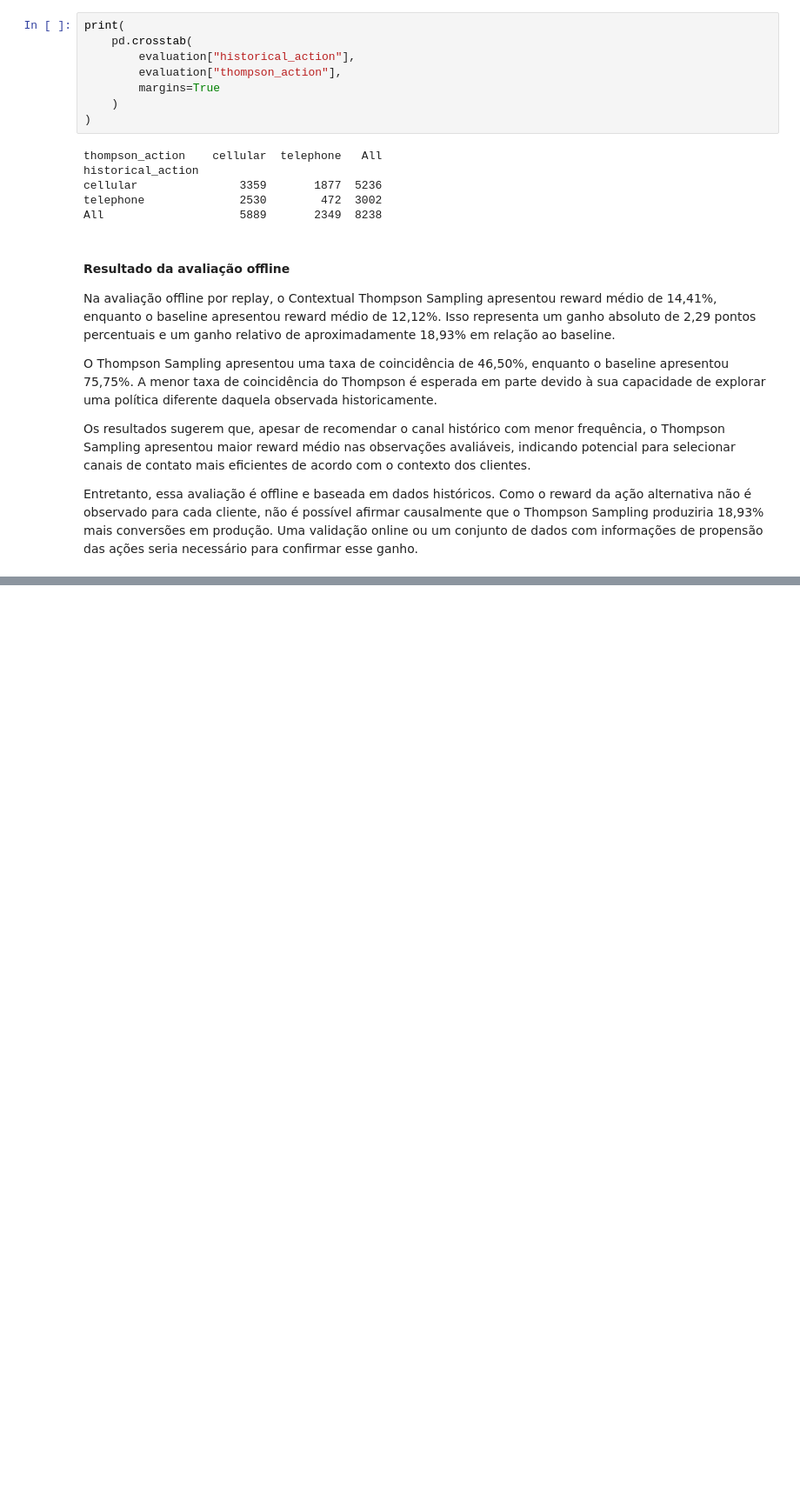
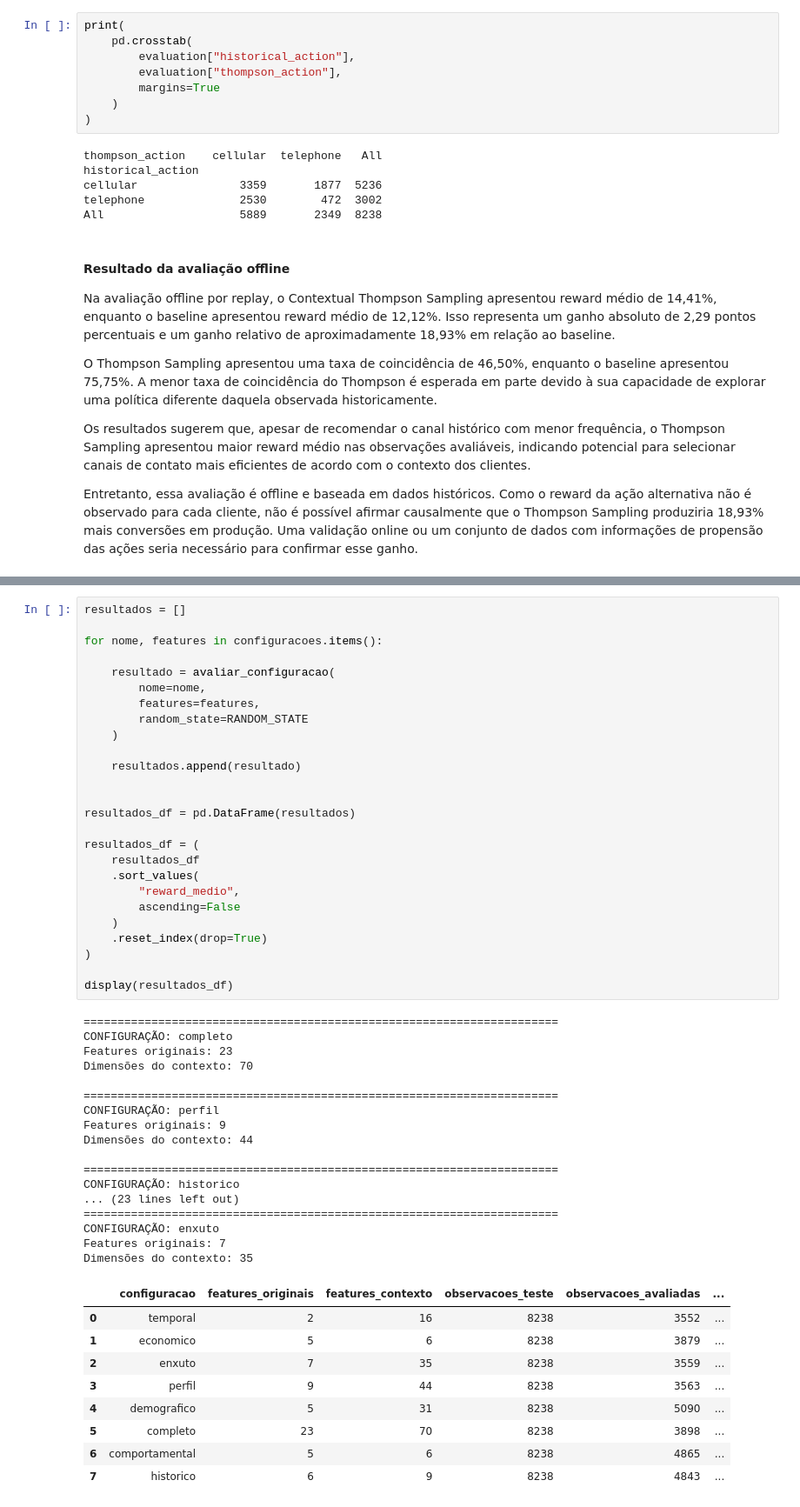
Before and after one commit to alicebiasilva/adaptive-marketing-offer-engine, a Jupyter notebook: notebooks/04_ThompsonSampling.ipynb, the cells around one changed output, grey strips where cells are left out. Shown at 87% size. Saved outputs shown, nothing was run; the diff lists cells and outputs as text; blank space fills up the shorter version.

```diff
--- a/notebooks/04_ThompsonSampling.ipynb
+++ b/notebooks/04_ThompsonSampling.ipynb
@@ -1300,0 +1360,53 @@ Entretanto, essa avaliação é offline e baseada em dados históricos. Como o r
+# %%
+resultados = []
+
+for nome, features in configuracoes.items():
+
+    resultado = avaliar_configuracao(
+        nome=nome,
+        features=features,
+        random_state=RANDOM_STATE
+    )
+
+    resultados.append(resultado)
+
+
+resultados_df = pd.DataFrame(resultados)
+
+resultados_df = (
+    resultados_df
+    .sort_values(
+        "reward_medio",
+        ascending=False
+    )
+    .reset_index(drop=True)
+)
+
+display(resultados_df)
+# %% [output]
+======================================================================
+CONFIGURAÇÃO: completo
+Features originais: 23
+Dimensões do contexto: 70
+
+======================================================================
+CONFIGURAÇÃO: perfil
+Features originais: 9
+Dimensões do contexto: 44
+
+======================================================================
+CONFIGURAÇÃO: historico
+... (23 lines left out)
+======================================================================
+CONFIGURAÇÃO: enxuto
+Features originais: 7
+Dimensões do contexto: 35
+|  | configuracao | features_originais | features_contexto | observacoes_teste | observacoes_avaliadas | ... |
+| 0 | temporal | 2 | 16 | 8238 | 3552 | ... |
+| 1 | economico | 5 | 6 | 8238 | 3879 | ... |
+| 2 | enxuto | 7 | 35 | 8238 | 3559 | ... |
+| 3 | perfil | 9 | 44 | 8238 | 3563 | ... |
+| 4 | demografico | 5 | 31 | 8238 | 5090 | ... |
+| 5 | completo | 23 | 70 | 8238 | 3898 | ... |
+| 6 | comportamental | 5 | 6 | 8238 | 4865 | ... |
+| 7 | historico | 6 | 9 | 8238 | 4843 | ... |
```
Also changed, not shown: parts of 2 cells of this notebook, 8 other files.
